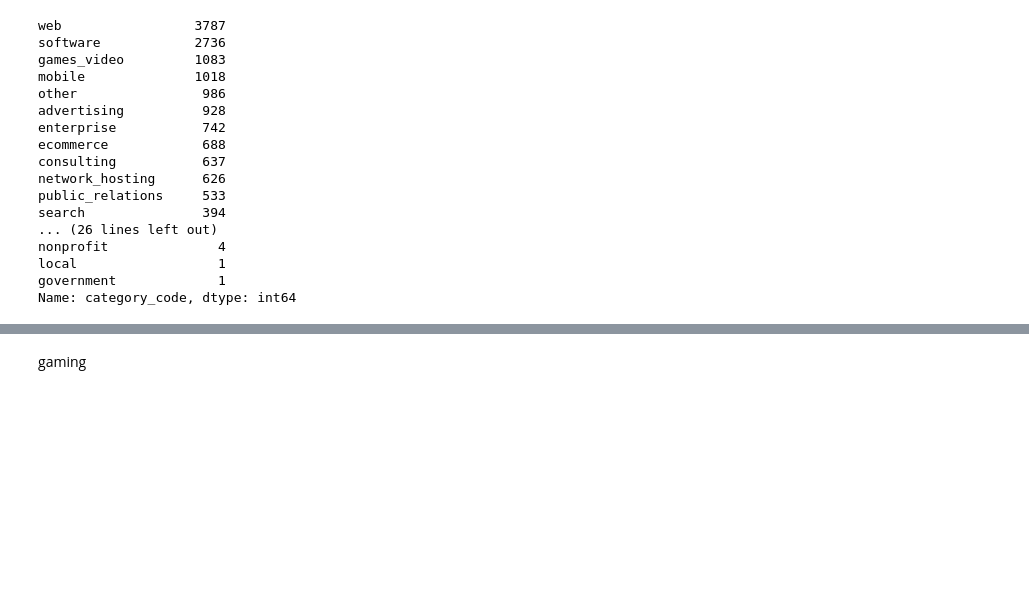
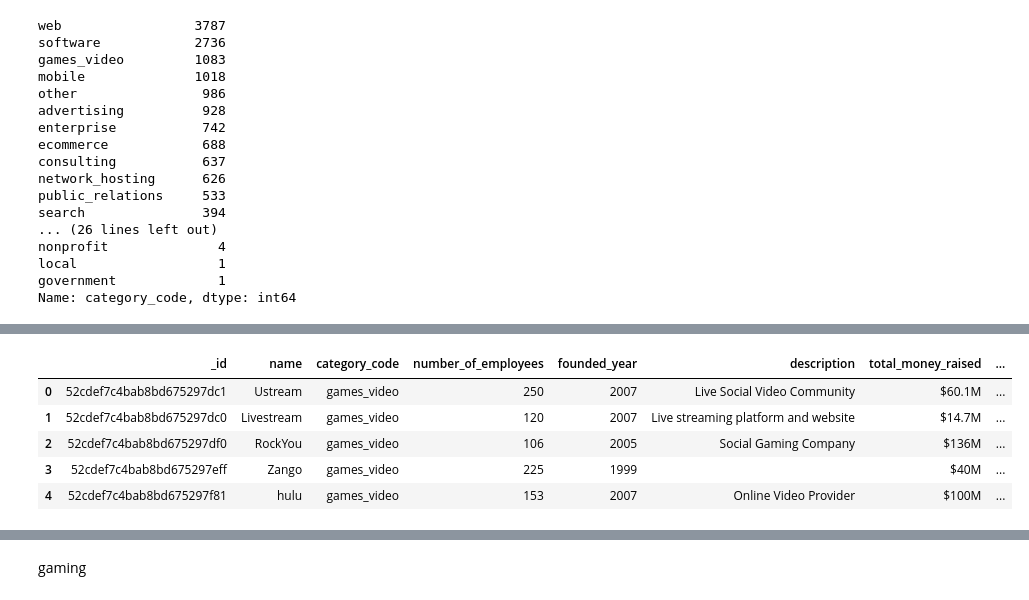
Before and after one commit to DavidR81/Mongo_Project, a Jupyter notebook: Main.ipynb, the cells around one changed output, grey strips where cells are left out. Saved outputs shown, nothing was run; the diff lists cells and outputs as text; code cells hidden in the pictures; blank space fills up the shorter version.

```diff
--- a/Main.ipynb
+++ b/Main.ipynb
@@ -126,0 +126,22 @@ def getGeoLocation(data):
+# %%
+#office_companies['latitude'] = office_companies['offices'][0][0]['latitude']
+#office_companies['longitude'] =  office_companies['offices'][0][0]['longitude']
+
+def get_lon(x):
+    try:
+        return float(x['offices'][0]['longitude'])
+    except:
+        return None
+
+
+# office_companies.loc[0,  'offices'][0]['longitude']
+office_companies['longitud'] = office_companies.apply(lambda x: get_lon(x), axis=1)
+
+office_companies.head()
+# %% [output]
+|  | _id | name | category_code | number_of_employees | founded_year | description | total_money_raised | ... |
+| 0 | 52cdef7c4bab8bd675297dc1 | Ustream | games_video | 250 | 2007 | Live Social Video Community | $60.1M | ... |
+| 1 | 52cdef7c4bab8bd675297dc0 | Livestream | games_video | 120 | 2007 | Live streaming platform and website | $14.7M | ... |
+| 2 | 52cdef7c4bab8bd675297df0 | RockYou | games_video | 106 | 2005 | Social Gaming Company | $136M | ... |
+| 3 | 52cdef7c4bab8bd675297eff | Zango | games_video | 225 | 1999 |  | $40M | ... |
+| 4 | 52cdef7c4bab8bd675297f81 | hulu | games_video | 153 | 2007 | Online Video Provider | $100M | ... |
```
Also changed, not shown: parts of 20 cells of this notebook, 1 other file.
